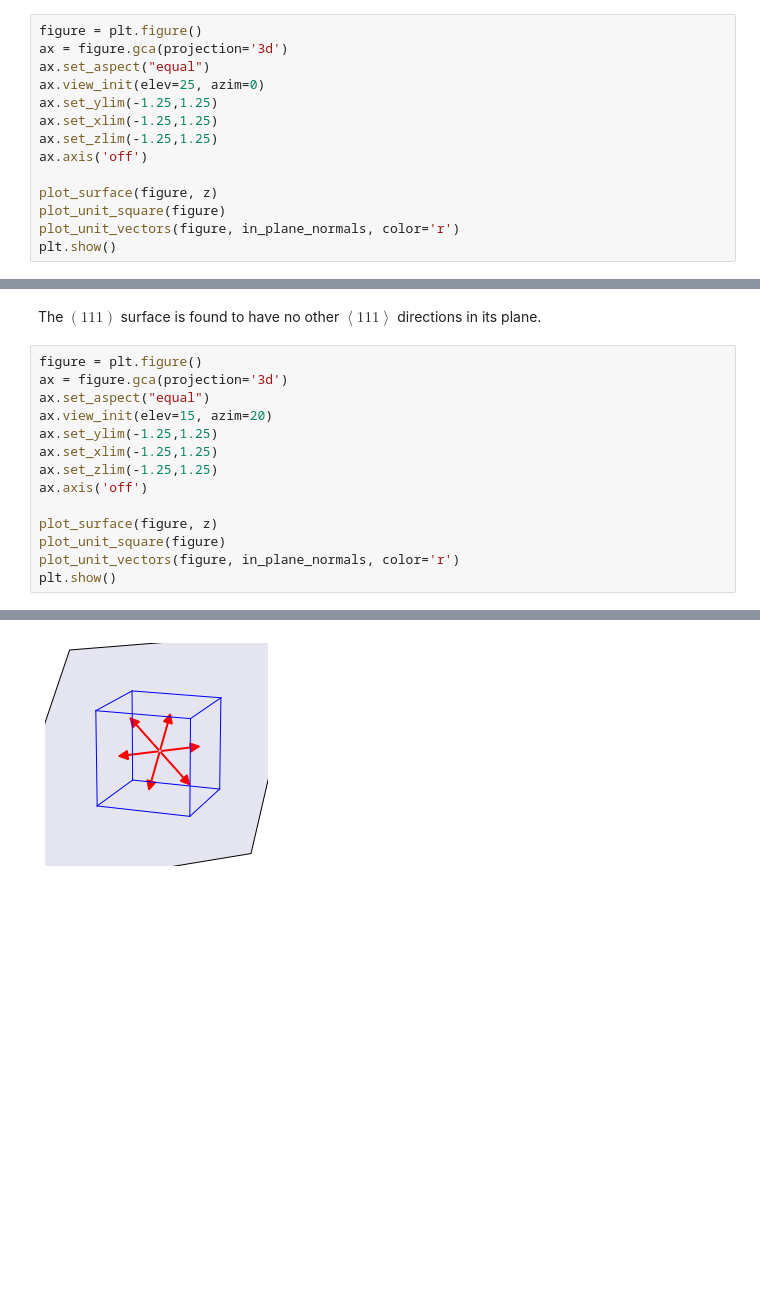
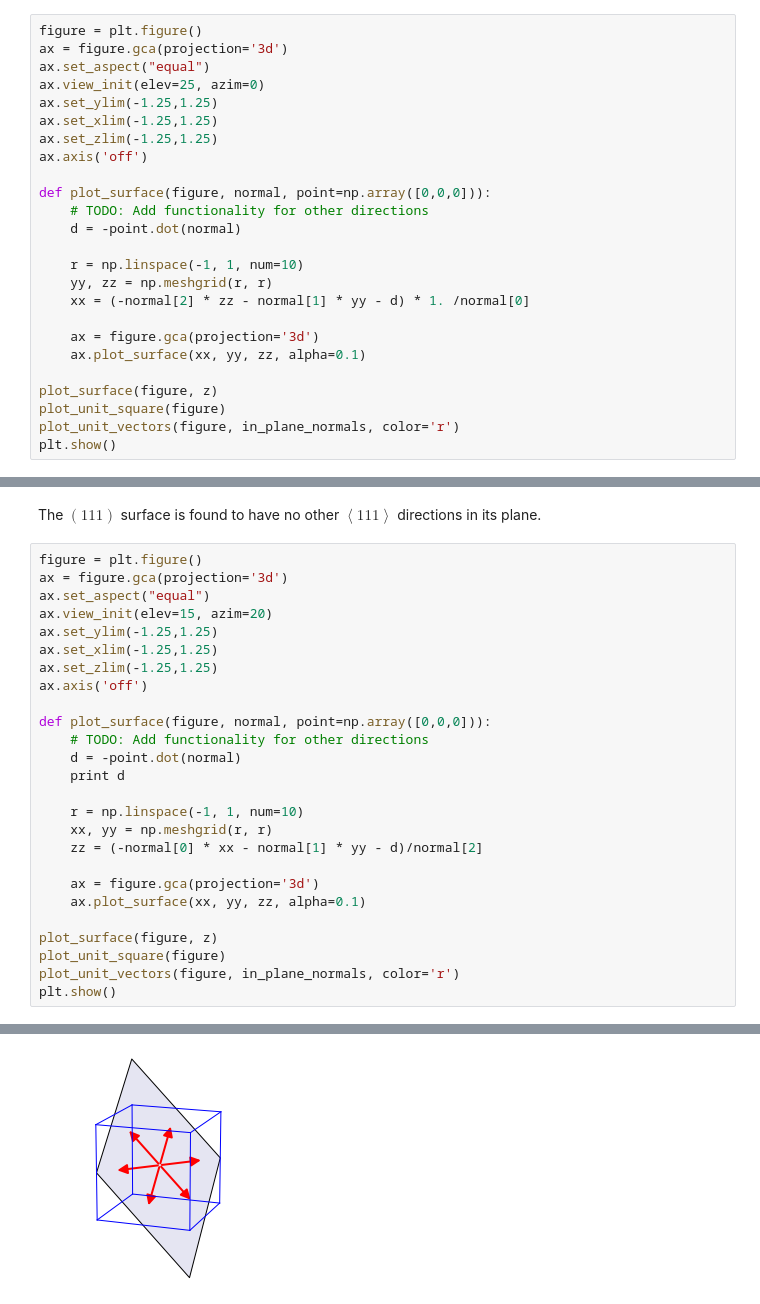
Before and after one commit to ralph-group/macrospin, a Jupyter notebook: examples/Crystal orientation.ipynb, the cells around one changed output, grey strips where cells are left out. Saved outputs shown, nothing was run; the diff lists cells and outputs as text; blank space fills up the shorter version.

```diff
--- a/examples/Crystal orientation.ipynb
+++ b/examples/Crystal orientation.ipynb
@@ -84,6 +86,17 @@ ax.set_xlim(-1.25,1.25)
 ax.set_zlim(-1.25,1.25)
 ax.axis('off')
 
+def plot_surface(figure, normal, point=np.array([0,0,0])):
+    # TODO: Add functionality for other directions
+    d = -point.dot(normal)
+
+    r = np.linspace(-1, 1, num=10)
+    yy, zz = np.meshgrid(r, r)
+    xx = (-normal[2] * zz - normal[1] * yy - d) * 1. /normal[0]
+
+    ax = figure.gca(projection='3d')
+    ax.plot_surface(xx, yy, zz, alpha=0.1)
+
 plot_surface(figure, z)
 plot_unit_square(figure)
 plot_unit_vectors(figure, in_plane_normals, color='r')
@@ -284,6 +297,18 @@ ax.set_xlim(-1.25,1.25)
 ax.set_zlim(-1.25,1.25)
 ax.axis('off')
 
+def plot_surface(figure, normal, point=np.array([0,0,0])):
+    # TODO: Add functionality for other directions
+    d = -point.dot(normal)
+    print d
+
+    r = np.linspace(-1, 1, num=10)
+    xx, yy = np.meshgrid(r, r)
+    zz = (-normal[0] * xx - normal[1] * yy - d)/normal[2]
+
+    ax = figure.gca(projection='3d')
+    ax.plot_surface(xx, yy, zz, alpha=0.1)
+
 plot_surface(figure, z)
 plot_unit_square(figure)
 plot_unit_vectors(figure, in_plane_normals, color='r')
@@ -292 +318 @@ plt.show()
-[figure, old version]
+[figure, new version]
```
Also changed, not shown: parts of 5 cells of this notebook, 6 other files.
